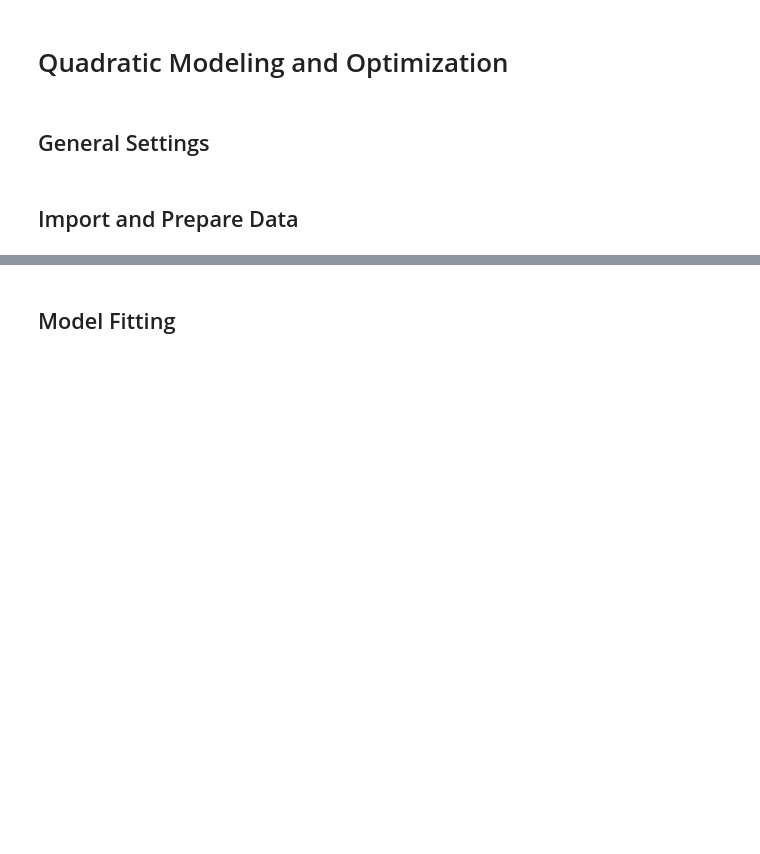
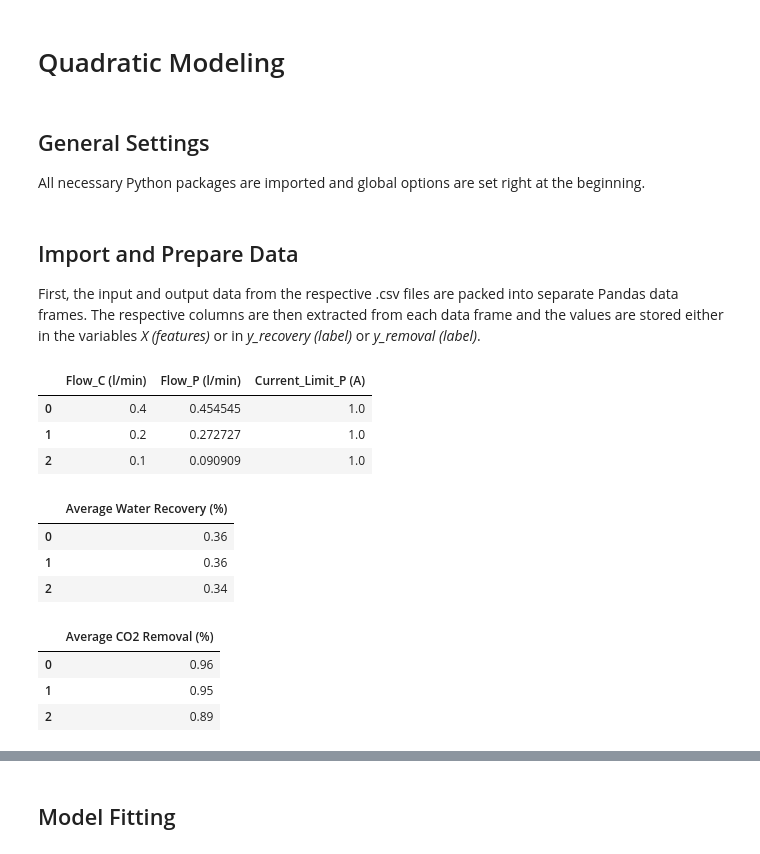
Before and after one commit to DavidGinfo/CapBioCO2_Optimization, a Jupyter notebook: notebooks/modelling/quadratic_model_linear_regression.ipynb, the cells around one changed output, grey strips where cells are left out. Saved outputs shown, nothing was run; the diff lists cells and outputs as text; code cells hidden in the pictures; blank space fills up the shorter version.

```diff
--- a/notebooks/modelling/quadratic_model_linear_regression.ipynb
+++ b/notebooks/modelling/quadratic_model_linear_regression.ipynb
@@ -1,6 +1,8 @@
 # %% [markdown]
-# Quadratic Modeling and Optimization
+# Quadratic Modeling
 # %% [markdown]
 ## General Settings
+
+All necessary Python packages are imported and global options are set right at the beginning.
 # %%
 import os
@@ -15,21 +18,44 @@ import matplotlib.pyplot as plt
 # %% [markdown]
 ## Import and Prepare Data
+
+First, the input and output data from the respective .csv files are packed into separate Pandas data frames. The respective columns are then extracted from each data frame and the values are stored either in the variables *X (features)* or in *y_recovery (label)* or *y_removal (label)*.
 # %%
+# Import .csv files
 processed_data_path = os.path.join(os.path.dirname(os.getcwd()), "..", "data", "processed")
 input_data_path = os.path.join(processed_data_path, "input_data.csv")
 output_data_avg_recovery_path = os.path.join(processed_data_path, "output_data_avg_recovery.csv")
 output_data_avg_removal_path = os.path.join(processed_data_path, "output_data_avg_removal.csv")
 
+# Load data into DataFrames
 df_input = pd.read_csv(input_data_path)
 df_output_avg_recovery = pd.read_csv(output_data_avg_recovery_path)
 df_output_avg_removal = pd.read_csv(output_data_avg_removal_path)
 
+# Extract relevant columns
 input_columns = ["Flow_C (l/min)", "Flow_P (l/min)", "Current_Limit_P (A)"]
 output_column_recovery = ["Average Water Recovery (%)"]
 output_column_removal = ["Average CO2 Removal (%)"]
 
+# Prepare features X and labels y
 X = df_input[input_columns].values
 y_recovery = df_output_avg_recovery[output_column_recovery].values
 y_removal = df_output_avg_removal[output_column_removal].values
+
+display(df_input[input_columns].head(3))
+display(df_output_avg_recovery[output_column_recovery].head(3))
+display(df_output_avg_removal[output_column_removal].head(3))
+# %% [output]
+|  | Flow_C (l/min) | Flow_P (l/min) | Current_Limit_P (A) |
+| 0 | 0.4 | 0.454545 | 1.0 |
+| 1 | 0.2 | 0.272727 | 1.0 |
+| 2 | 0.1 | 0.090909 | 1.0 |
+|  | Average Water Recovery (%) |
+| 0 | 0.36 |
+| 1 | 0.36 |
+| 2 | 0.34 |
+|  | Average CO2 Removal (%) |
+| 0 | 0.96 |
+| 1 | 0.95 |
+| 2 | 0.89 |
 # %% [markdown]
 ## Quadratic Model
```
Also changed, not shown: parts of 4 cells of this notebook.
